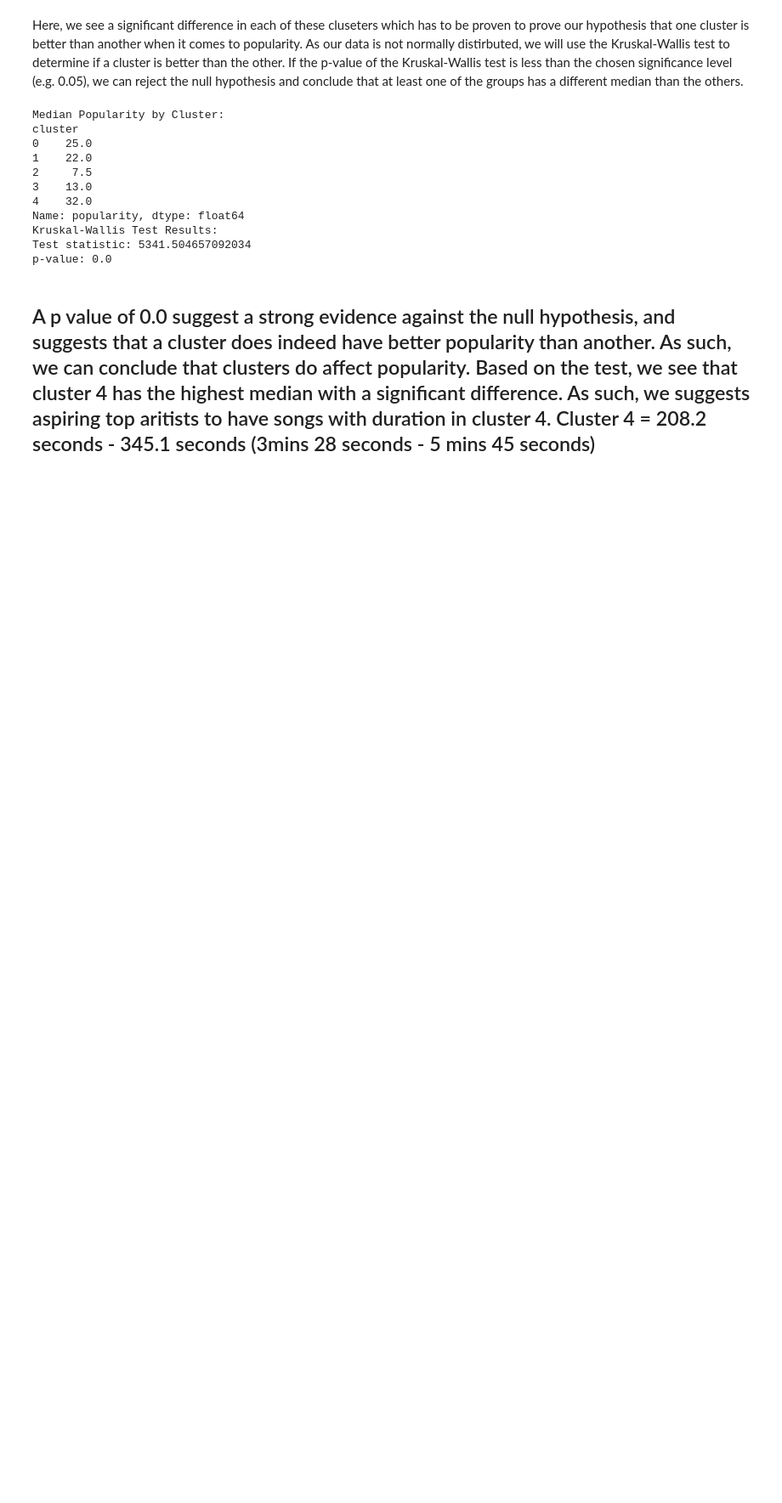
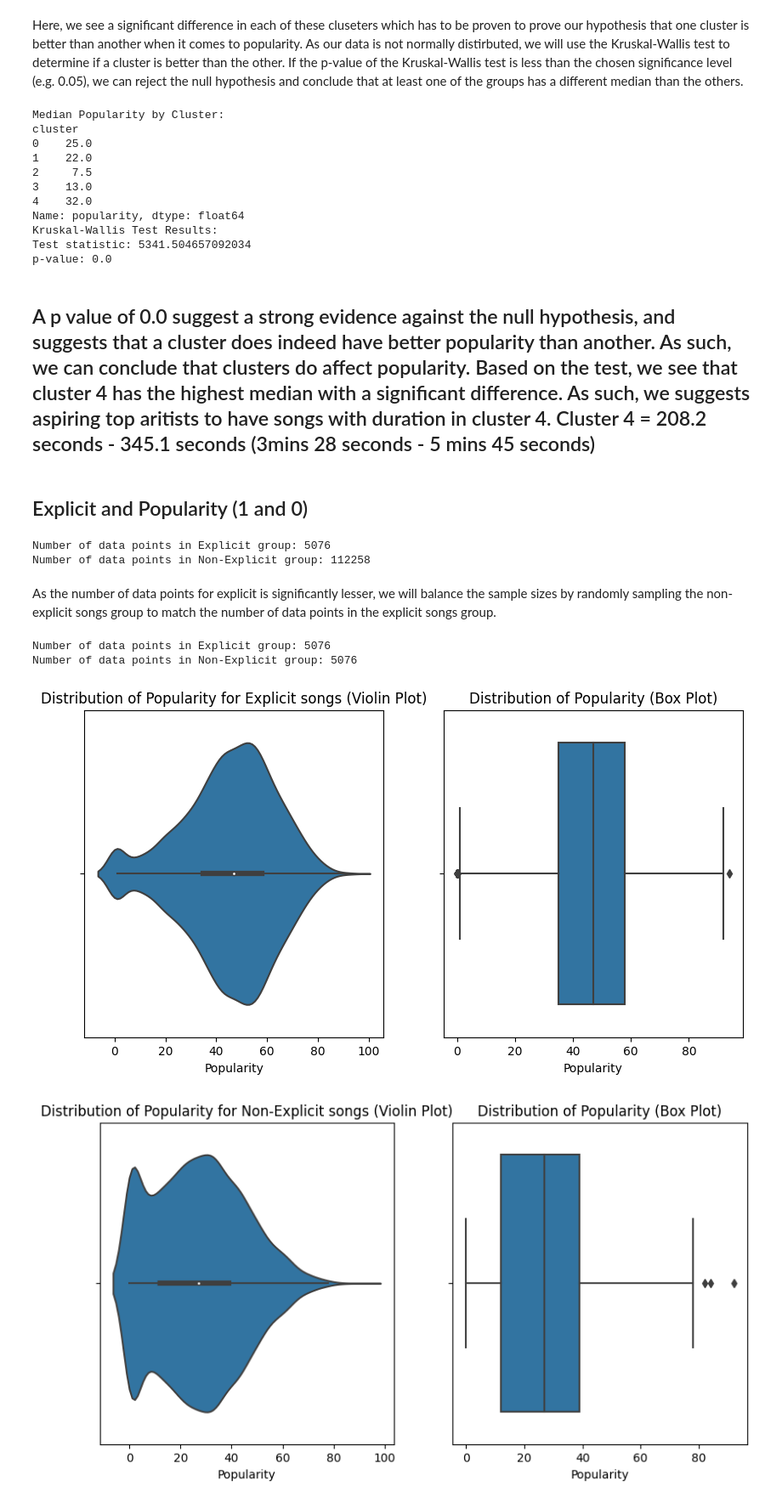
Before and after one commit to ayushmandixit2000/DSAI-Project, a Jupyter notebook: TracksAnalysis.ipynb, the cells around one changed output. Shown at 85% size. Drawn from its saved outputs; the diff is of its cells as text; code cells hidden in the pictures; blank space fills up the shorter version.

Commit message:
Add explicit

```diff
--- a/TracksAnalysis.ipynb
+++ b/TracksAnalysis.ipynb
@@ -196,3 +196,5 @@ Test statistic: 5341.504657092034
 p-value: 0.0
 # %% [markdown]
 ## A p value of 0.0 suggest a strong evidence against the null hypothesis, and suggests that a cluster does indeed have better popularity than another. As such, we can conclude that clusters do affect popularity. Based on the test, we see that cluster 4 has the highest median with a significant difference. As such, we suggests aspiring top aritists to have songs with duration in cluster 4. Cluster 4 = 208.2 seconds - 345.1 seconds (3mins 28 seconds - 5 mins 45 seconds)
+# %% [markdown]
+## Explicit and Popularity (1 and 0)
@@ -198,0 +204,63 @@ p-value: 0.0
+# %%
+import matplotlib.pyplot as plt
+
+explicit = df[df['explicit'] == 1]['popularity']
+non_explicit = df[df['explicit'] == 0]['popularity']
+
+print(f"Number of data points in Explicit group: {len(explicit)}")
+print(f"Number of data points in Non-Explicit group: {len(non_explicit)}")
+# %% [output]
+Number of data points in Explicit group: 5076
+Number of data points in Non-Explicit group: 112258
+# %% [markdown]
+As the number of data points for explicit is significantly lesser, we will balance the sample sizes by randomly sampling the non-explicit songs group to match the number of data points in the explicit songs group.
+# %%
+non_explicit_sample = non_explicit.sample(n=5076, random_state=42)
+print(f"Number of data points in Explicit group: {len(explicit)}")
+print(f"Number of data points in Non-Explicit group: {len(non_explicit_sample)}")
+# %% [output]
+Number of data points in Explicit group: 5076
+Number of data points in Non-Explicit group: 5076
+# %%
+# Create a violin plot and box plot of popularity
+fig, axes = plt.subplots(nrows=1, ncols=2, figsize=(10, 5))
+
+sns.violinplot(x=explicit, ax=axes[0])
+axes[0].set_title('Distribution of Popularity for Explicit songs (Violin Plot)')
+axes[0].set_xlabel('Popularity')
+
+sns.boxplot(x=explicit, ax=axes[1])
+axes[1].set_title('Distribution of Popularity (Box Plot)')
+axes[1].set_xlabel('Popularity')
+
+
+fig, axes = plt.subplots(nrows=1, ncols=2, figsize=(10, 5))
+sns.violinplot(x=non_explicit_sample, ax=axes[0])
+axes[0].set_title('Distribution of Popularity for Non-Explicit songs (Violin Plot)')
+axes[0].set_xlabel('Popularity')
+
+sns.boxplot(x=non_explicit_sample, ax=axes[1])
+axes[1].set_title('Distribution of Popularity (Box Plot)')
+axes[1].set_xlabel('Popularity')
+
+
+plt.show()
+
+# Calculate the mean, median, quartiles, and variance of popularity
+popularity_stats = explicit.describe()[['mean', '50%', '25%', '75%', 'std']]
+popularity_stats.rename(index={'50%': 'median'}, inplace=True)
+
+print('Popularity Statistics (Explicit):\n')
+print(popularity_stats)
+
+
+
+# Calculate the mean, median, quartiles, and variance of popularity
+popularity_stats = non_explicit_sample.describe()[['mean', '50%', '25%', '75%', 'std']]
+popularity_stats.rename(index={'50%': 'median'}, inplace=True)
+
+print('Popularity Statistics (Non-Explicit):\n')
+print(popularity_stats)
+# %% [output]
+[figure, added]
+[figure, added]
```
Also changed, not shown: parts of 5 cells of this notebook, 1 other file.
